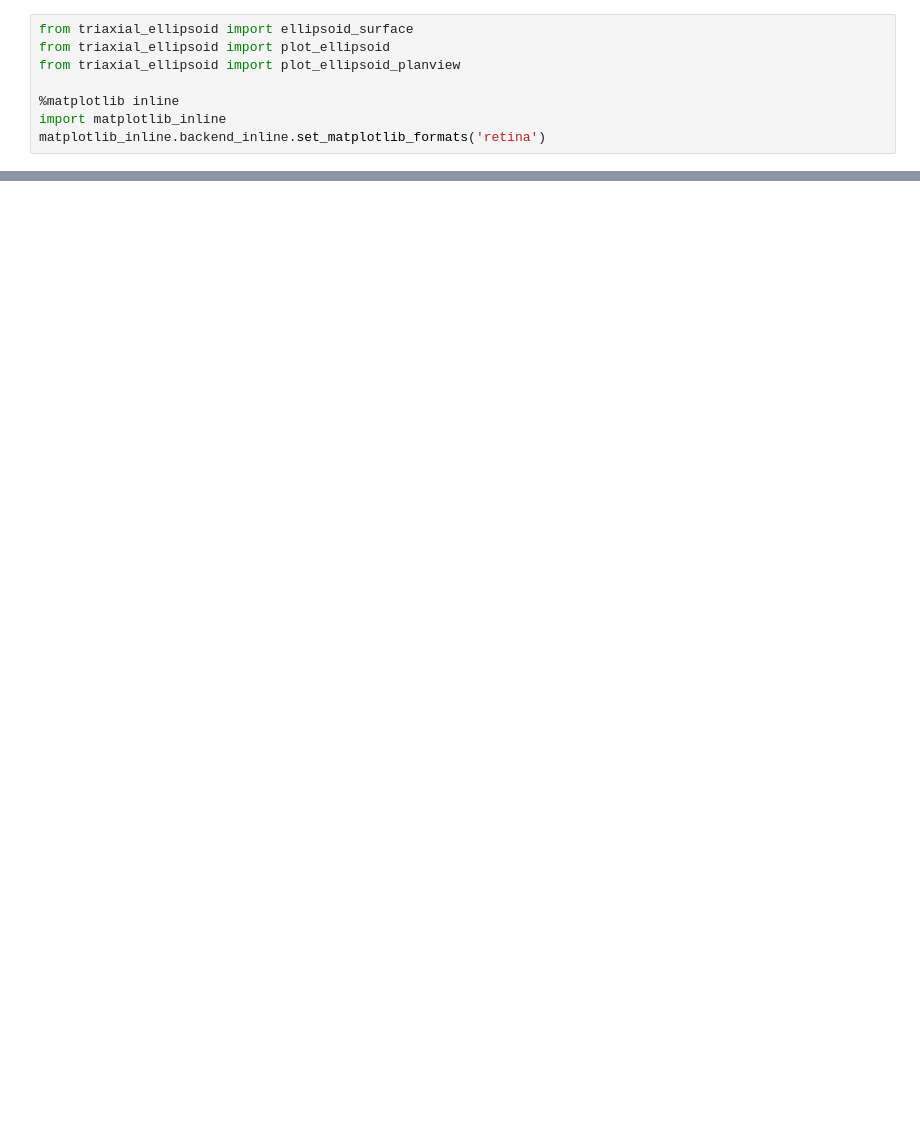
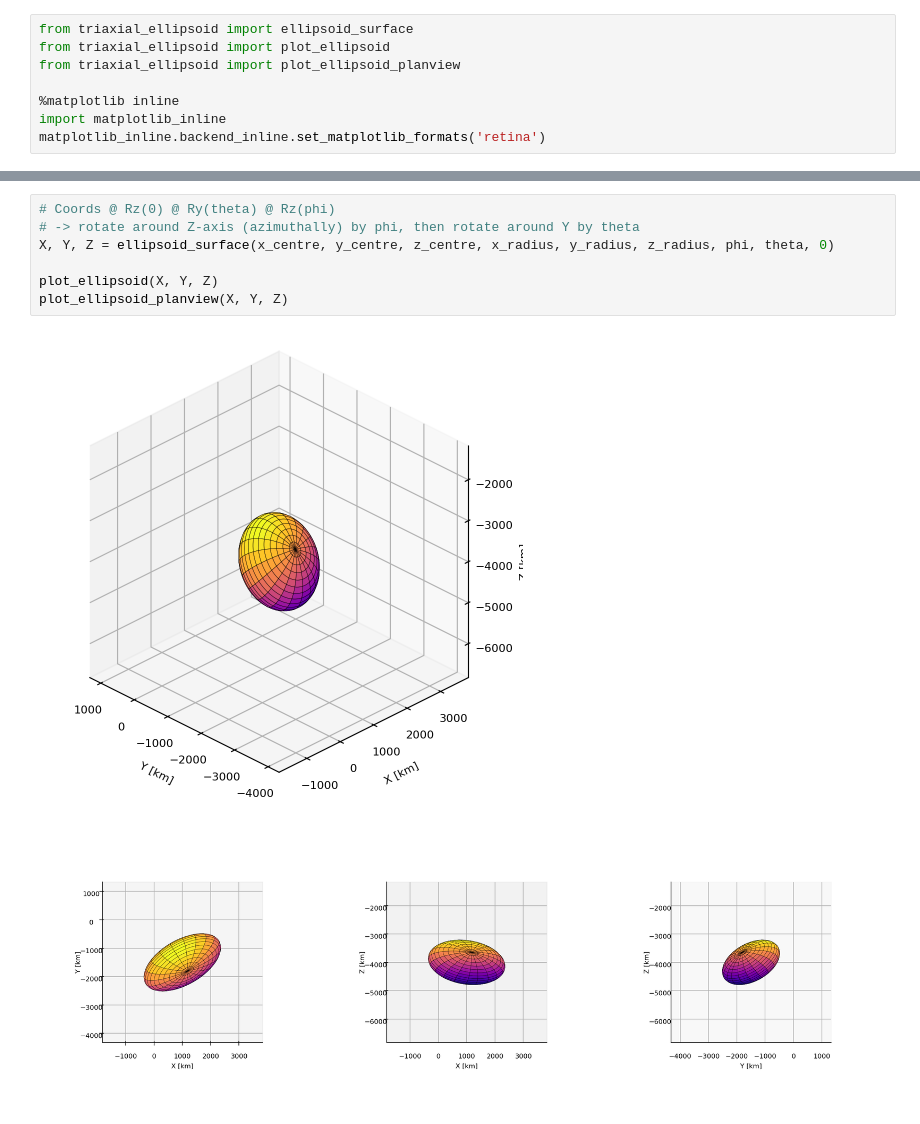
Before and after one commit to MattHeadGeo/triaxial_ellipsoid, a Jupyter notebook: plot_ellipse.ipynb, the cells around one changed output, grey strips where cells are left out. Cells and saved outputs as stored; diff of their text form; blank space fills up the shorter version.

```diff
--- a/plot_ellipse.ipynb
+++ b/plot_ellipse.ipynb
@@ -9 +30,11 @@ matplotlib_inline.backend_inline.set_matplotlib_formats('retina')
+# %%
+# Coords @ Rz(0) @ Ry(theta) @ Rz(phi)
+# -> rotate around Z-axis (azimuthally) by phi, then rotate around Y by theta
+X, Y, Z = ellipsoid_surface(x_centre, y_centre, z_centre, x_radius, y_radius, z_radius, phi, theta, 0)
+
+plot_ellipsoid(X, Y, Z)
+plot_ellipsoid_planview(X, Y, Z)
+# %% [output]
+[figure, added]
+[figure, added]
 # %%
```
Also changed, not shown: parts of 3 cells of this notebook.
